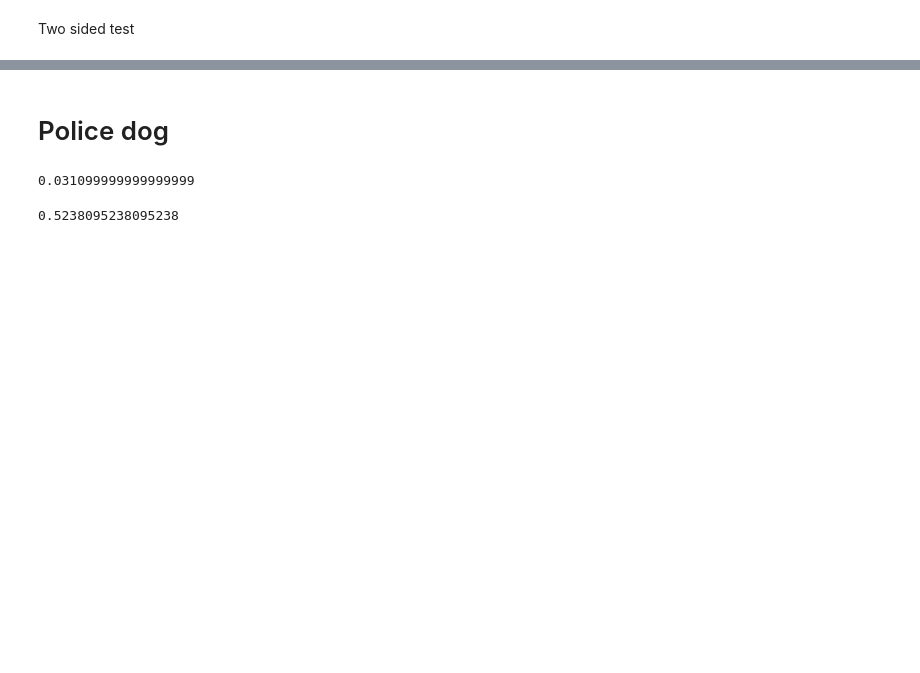
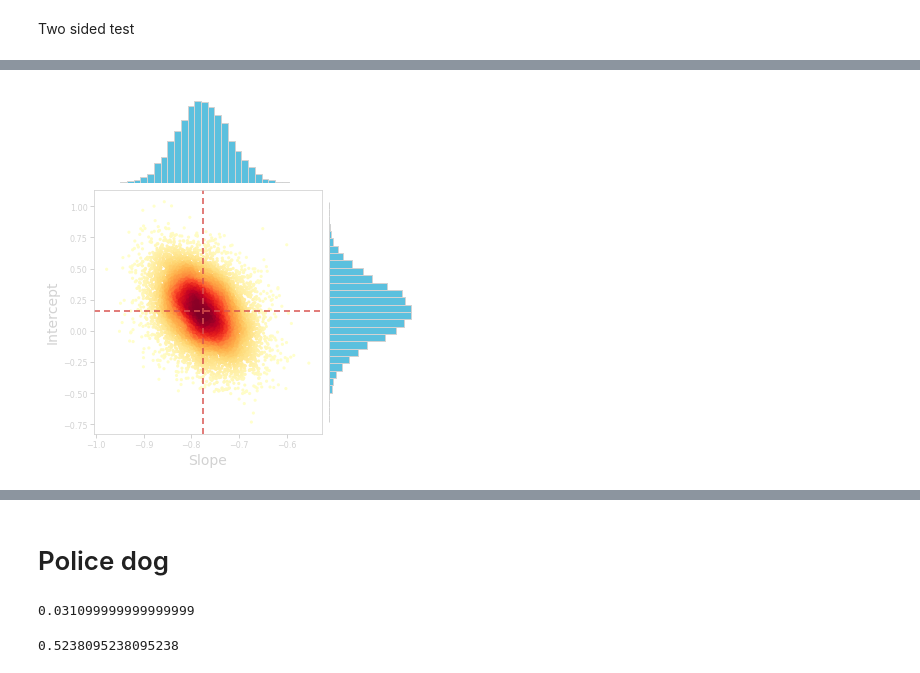
Before and after one commit to gcalmettes/stats13-slides, a Jupyter notebook: notebook-fig/figs-slides.ipynb, the cells around one changed output, grey strips where cells are left out. Saved outputs shown, nothing was run; the diff lists cells and outputs as text; code cells hidden in the pictures; blank space fills up the shorter version.

```diff
--- a/notebook-fig/figs-slides.ipynb
+++ b/notebook-fig/figs-slides.ipynb
@@ -2002,0 +2078,56 @@ for i,(ax,null) in enumerate(zip([ax1, ax2, ax3, ax4, ax5, ax6],[0.5, 0.55, 0.58
+# %%
+from mpl_toolkits.axes_grid1 import make_axes_locatable
+
+x = linreg_res[:, 0]
+y = linreg_res[:, 1]
+
+fig, axScatter = plt.subplots(figsize=(5.5, 5.5))
+
+# the scatter plot:
+axScatter.scatter(x, y, c=z, s=10, cmap=plt.get_cmap('YlOrRd'), edgecolor='')
+axScatter.axvline(ar, ls='--', color=colors["red"], dashes=(3,2))
+axScatter.axhline(br, ls='--', color=colors["red"], dashes=(3,2))
+
+
+# create new axes on the right and on the top of the current axes
+# The first argument of the new_vertical(new_horizontal) method is
+# the height (width) of the axes to be created in inches.
+divider = make_axes_locatable(axScatter)
+axHistx = divider.append_axes("top", 1.2, pad=0.1, sharex=axScatter)
+axHisty = divider.append_axes("right", 1.2, pad=0.1, sharey=axScatter)
+
+axHistx.hist(x, bins=30, color=colors["blue"], edgecolor=colors["lightgray"])
+axHisty.hist(y, bins=30, orientation='horizontal', color=colors["blue"], edgecolor=colors["lightgray"])
+
+#Remove unecessary labels and ticks from top and bottom axis
+for ax in [axHistx]:
+    ax.tick_params(axis='x', bottom='off', top='off', labelbottom='off')
+    ax.yaxis.set_ticks_position('left')
+    ax.tick_params(axis='y', which='major', direction='out', width=1, length=4, color='k',
+               labelsize=8, pad=2)
+    ax.axis("off")
+for ax in [axHisty]:
+    ax.tick_params(axis='y', left='off', right='off', labelleft='off')
+    ax.xaxis.set_ticks_position('top')
+    ax.tick_params(axis='both', which='major', direction='out', width=1, length=4, color='k',
+               labelsize=8, pad=2)
+    for tick in ax.get_xticklabels():
+        tick.set_rotation(60)
+    ax.axis("off")
+
+
+for ax in [axScatter]:
+    for spine in ["top", "bottom", "left", "right"]:
+        ax.spines[spine].set_color(colors["lightgray"])
+    ax.xaxis.set_ticks_position('bottom')
+    ax.yaxis.set_ticks_position('left')
+    ax.tick_params(axis='both', which='major', direction='out', width=1, length=4, color=colors["lightgray"],
+               labelsize=8, labelcolor=colors["lightgray"], pad=2)
+    ax.set_xlabel('Slope', size=14, color=colors["lightgray"])
+    ax.set_ylabel('Intercept', size=14, color=colors["lightgray"])
+
+fig.tight_layout()
+
+plt.savefig("/Users/Gui/Box Sync/_STATS13/_Slides/_stats13-Lectures/assets/img/lec/bootstrap-showcase-regression-params.svg", transparent=True)
+# %% [output]
+[figure, added]
```
Also changed, not shown: parts of 15 cells of this notebook, 15 other files.
